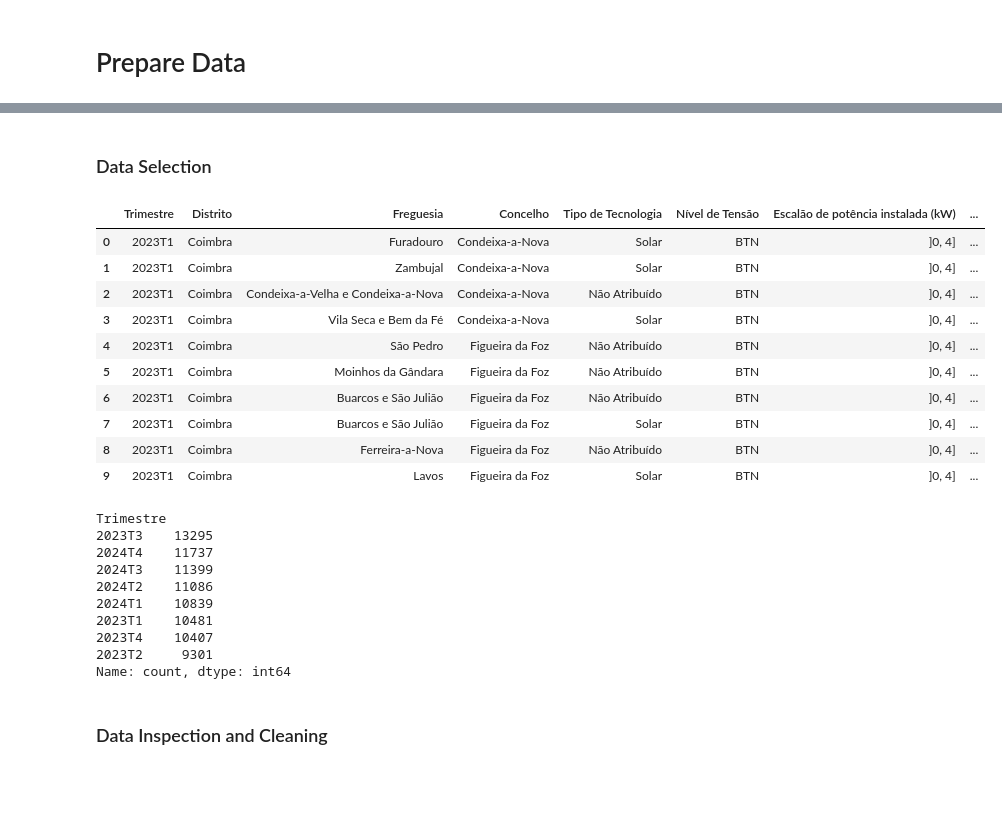
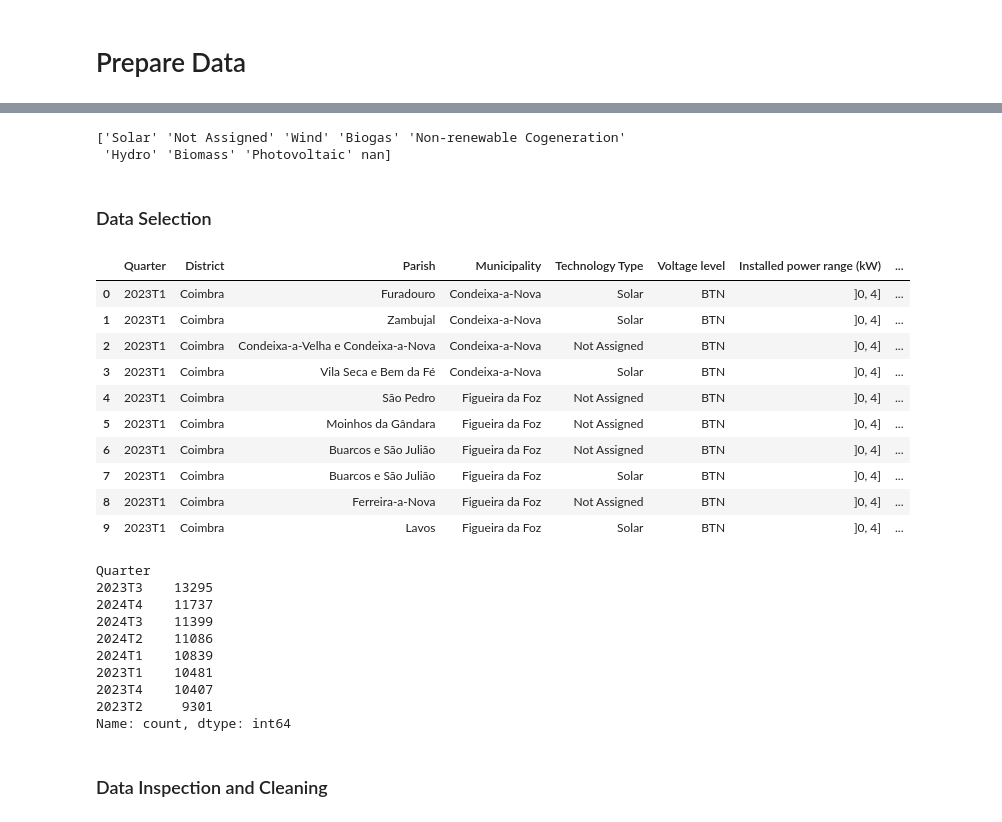
Before and after one commit to Mariana-rc01/WattWise, a Jupyter notebook: iara_notebook.ipynb, the cells around one changed output, grey strips where cells are left out. Saved outputs shown, nothing was run; the diff lists cells and outputs as text; code cells hidden in the pictures; blank space fills up the shorter version.

```diff
--- a/iara_notebook.ipynb
+++ b/iara_notebook.ipynb
@@ -47,0 +44,8 @@ print(df_origin.columns.tolist())
+# %%
+# Rename the last two columns to English
+df_origin = df_origin.rename(columns={
+    "relacao_instalacoes_por_cpe": "installations_per_cpe_ratio",
+    "relacao_potencia_por_cpe": "power_per_cpe_ratio"
+})
+
+print(df_origin.columns)
@@ -48,43 +100,68 @@ print(df_origin.columns.tolist())
+# %%
+# Translation dictionary
+tech_type_translation = {
+    'Solar': 'Solar',
+    'Não Atribuído': 'Not Assigned',
+    'Eólica': 'Wind',
+    'Biogás': 'Biogas',
+    'Cogeração não renovável': 'Non-renewable Cogeneration',
+    'Hídrica': 'Hydro',
+    'Biomassa': 'Biomass',
+    'Fotovoltaica': 'Photovoltaic'
+}
+
+df_origin['Technology Type'] = df_origin['Technology Type'].map(tech_type_translation).fillna(df_origin['Technology Type'])
+print(df_origin['Technology Type'].unique())
+# %% [output]
+['Solar' 'Not Assigned' 'Wind' 'Biogas' 'Non-renewable Cogeneration'
+ 'Hydro' 'Biomass' 'Photovoltaic' nan]
 # %% [markdown]
 ### Data Selection
 # %%
+# Columns to keep (translated to English)
 cols_keep = [
-    'Trimestre',
-    'Distrito',
-    'Freguesia',
-    'Concelho',
-    'Tipo de Tecnologia',
-    'Nível de Tensão',
-    'Escalão de potência instalada (kW)',
-    'Número de instalacões',
-    'Potência Total Instalada UPAC (kW)'
+    'Quarter',
+    'District',
+    'Parish',
+    'Municipality',
+    'Technology Type',
+    'Voltage level',
+    'Installed power range (kW)',
+    'Number of installations',
+    'Total installed power (kW)'
 ]
 
+# Filter the dataframe
 df_filtered = df_origin[cols_keep]
+
+# Show first 10 rows
 df_filtered.head(10)
 # %% [output]
-|  | Trimestre | Distrito | Freguesia | Concelho | Tipo de Tecnologia | Nível de Tensão | Escalão de potência instalada (kW) | ... |
+|  | Quarter | District | Parish | Municipality | Technology Type | Voltage level | Installed power range (kW) | ... |
 | 0 | 2023T1 | Coimbra | Furadouro | Condeixa-a-Nova | Solar | BTN | ]0, 4] | ... |
 | 1 | 2023T1 | Coimbra | Zambujal | Condeixa-a-Nova | Solar | BTN | ]0, 4] | ... |
-| 2 | 2023T1 | Coimbra | Condeixa-a-Velha e Condeixa-a-Nova | Condeixa-a-Nova | Não Atribuído | BTN | ]0, 4] | ... |
+| 2 | 2023T1 | Coimbra | Condeixa-a-Velha e Condeixa-a-Nova | Condeixa-a-Nova | Not Assigned | BTN | ]0, 4] | ... |
 | 3 | 2023T1 | Coimbra | Vila Seca e Bem da Fé | Condeixa-a-Nova | Solar | BTN | ]0, 4] | ... |
-| 4 | 2023T1 | Coimbra | São Pedro | Figueira da Foz | Não Atribuído | BTN | ]0, 4] | ... |
-| 5 | 2023T1 | Coimbra | Moinhos da Gândara | Figueira da Foz | Não Atribuído | BTN | ]0, 4] | ... |
-| 6 | 2023T1 | Coimbra | Buarcos e São Julião | Figueira da Foz | Não Atribuído | BTN | ]0, 4] | ... |
+| 4 | 2023T1 | Coimbra | São Pedro | Figueira da Foz | Not Assigned | BTN | ]0, 4] | ... |
+| 5 | 2023T1 | Coimbra | Moinhos da Gândara | Figueira da Foz | Not Assigned | BTN | ]0, 4] | ... |
+| 6 | 2023T1 | Coimbra | Buarcos e São Julião | Figueira da Foz | Not Assigned | BTN | ]0, 4] | ... |
 | 7 | 2023T1 | Coimbra | Buarcos e São Julião | Figueira da Foz | Solar | BTN | ]0, 4] | ... |
-| 8 | 2023T1 | Coimbra | Ferreira-a-Nova | Figueira da Foz | Não Atribuído | BTN | ]0, 4] | ... |
+| 8 | 2023T1 | Coimbra | Ferreira-a-Nova | Figueira da Foz | Not Assigned | BTN | ]0, 4] | ... |
 | 9 | 2023T1 | Coimbra | Lavos | Figueira da Foz | Solar | BTN | ]0, 4] | ... |
 # %%
-trimestres_desejados = [
+# Desired quarters
+desired_quarters = [
     '2023T1', '2023T2', '2023T3', '2023T4',
     '2024T1', '2024T2', '2024T3', '2024T4'
 ]
 
-df_filtered = df_filtered[df_filtered['Trimestre'].isin(trimestres_desejados)]
+# Filter dataframe by desired quarters
+df_filtered = df_filtered[df_filtered['Quarter'].isin(desired_quarters)]
 
-print(df_filtered['Trimestre'].value_counts())
+# Check counts per quarter
+print(df_filtered['Quarter'].value_counts())
 # %% [output]
-Trimestre
+Quarter
 2023T3    13295
 2024T4    11737
 2024T3    11399
```
Also changed, not shown: parts of 76 cells of this notebook.
